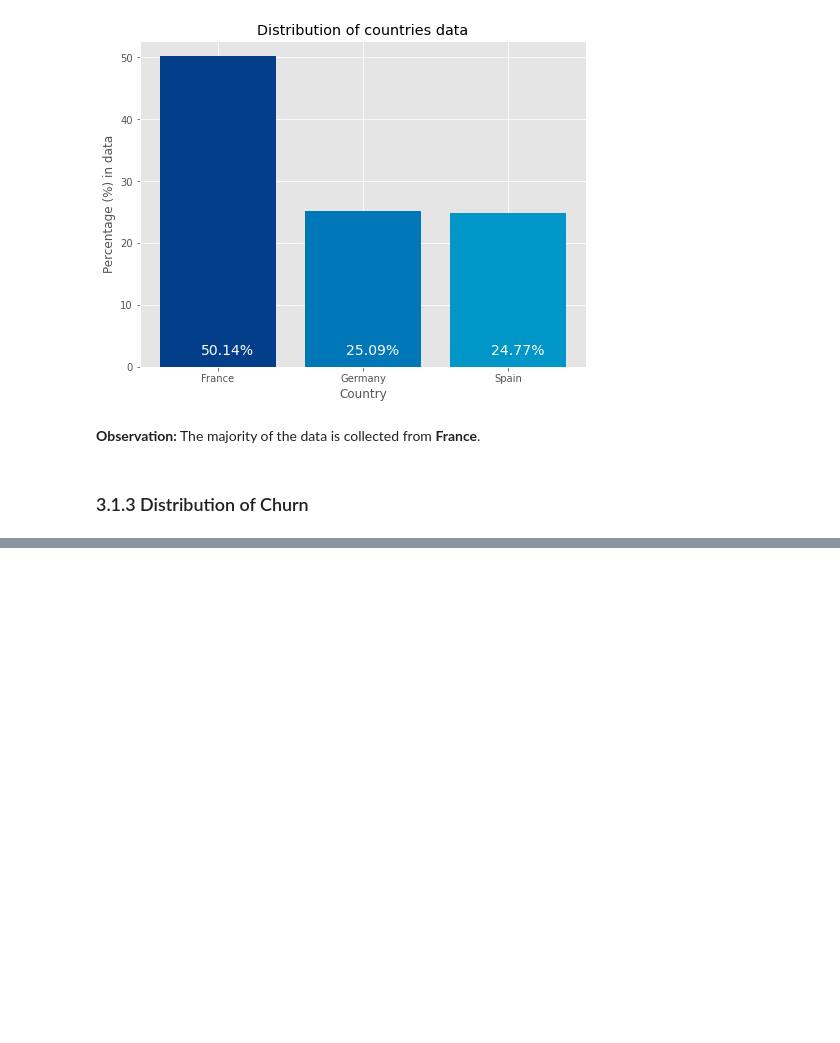
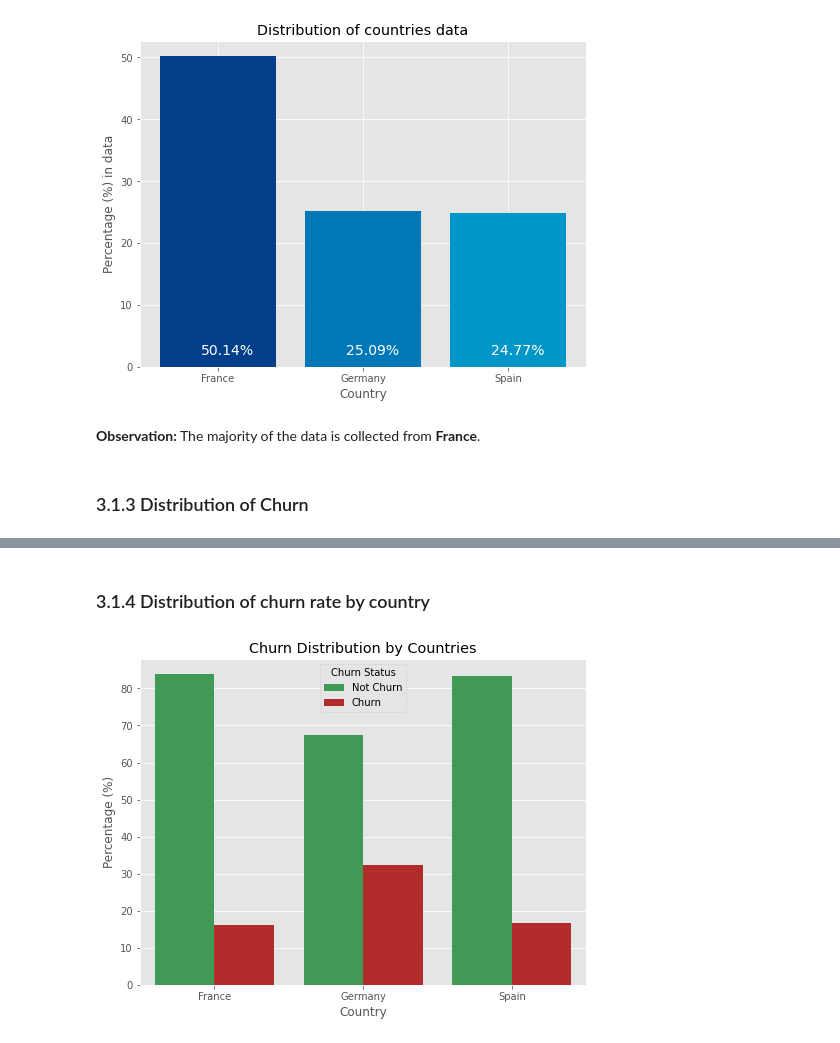
Before and after one commit to sank3t/Bank-Customer-Churn, a Jupyter notebook: EDA - Bank Customer Churn.ipynb, the cells around one changed output, grey strips where cells are left out. Cells and saved outputs as stored; diff of their text form; code cells hidden in the pictures; blank space fills up the shorter version.

Commit message:
Percentatge share of churn by country added

```diff
--- a/EDA - Bank Customer Churn.ipynb
+++ b/EDA - Bank Customer Churn.ipynb
@@ -184,0 +186,30 @@ plt.show()
+# %% [markdown]
+### 3.1.4 Distribution of churn rate by country
+# %%
+# Calculating the count of Exited customers by geography
+customer_exited_by_geo_count = bank_customer_df.groupby(['Geography', 'Exited'])['Exited'].agg({'count'})
+
+# Normalizing the count
+normalized_exited_by_geo = customer_exited_by_geo_count / customer_exited_by_geo_count.groupby(level=0).sum()
+
+# Multiplying by 100 and rounding off the value upto 2 decimal places to increase the readability
+normalized_exited_by_geo['count'] = normalized_exited_by_geo['count'].apply(lambda x: round(x*100, 2))
+
+# Resetting index
+normalized_exited_by_geo = normalized_exited_by_geo.reset_index()
+
+# Customizing plot
+plt.figure(figsize=(8, 6))
+ax = sns.barplot(x='Geography', y='count', hue='Exited',
+                 data=normalized_exited_by_geo,
+                 palette=['#32a84e', '#c91616'])
+
+ax.set_ylabel('Percentage (%)')
+ax.set_xlabel('Country')
+ax.set_title('Churn Distribution by Countries')
+
+h, l = ax.get_legend_handles_labels()
+ax.legend(h, ['Not Churn', 'Churn'], title="Churn Status")
+plt.show()
+# %% [output]
+[figure, added]
```
Also changed, not shown: parts of 2 cells of this notebook.
